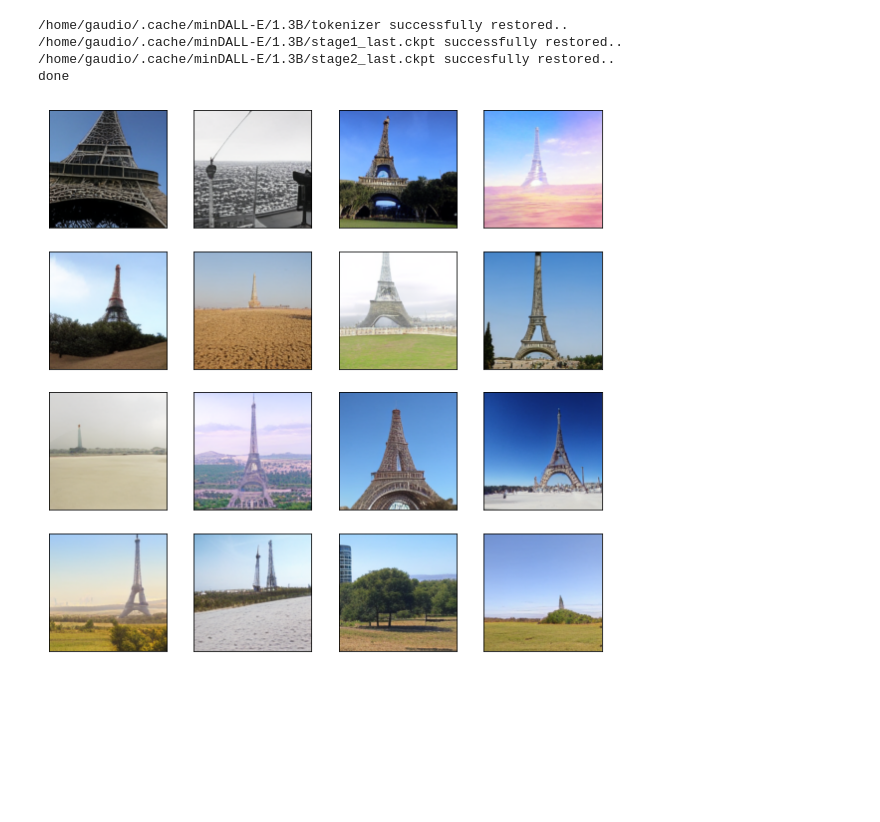
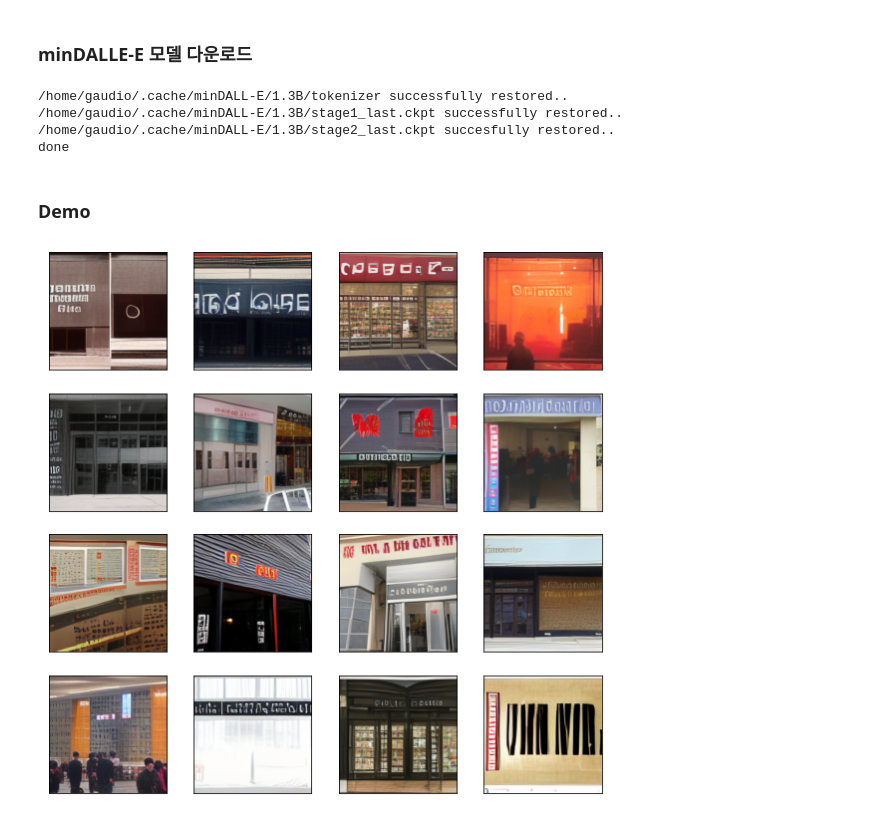
Before and after one commit to scpark20/minDALL-E, a Jupyter notebook: demo.ipynb, the cells around one changed output. Drawn from its saved outputs; the diff is of its cells as text; code cells hidden in the pictures; blank space fills up the shorter version.

Commit message:
demo

```diff
--- a/demo.ipynb
+++ b/demo.ipynb
@@ -1,3 +12,5 @@
+# %% [markdown]
+### minDALLE-E 모델 다운로드
 # %%
 from matplotlib import pyplot as plt
 from dalle.models import Dalle
@@ -14,27 +27,29 @@ print('done')
 /home/gaudio/.cache/minDALL-E/1.3B/stage1_last.ckpt successfully restored..
 /home/gaudio/.cache/minDALL-E/1.3B/stage2_last.ckpt succesfully restored..
 done
+# %% [markdown]
+### Demo
 # %%
 import numpy as np
 import torch
-prompt = "Eiffel tower on a desert."
+prompt = "a store front that has the word ‘openai’ written on it. . . ."
 images = model.sampling(prompt=prompt,
                         top_k=128, # It is recommended that top_k is set lower than 256.
                         top_p=None,
                         softmax_temperature=1.0,
                         num_candidates=16,
                         device=device).cpu().numpy()
 images = np.transpose(images, (0, 2, 3, 1))
 
 import matplotlib.pyplot as plt
 
 plt.figure(figsize=[10, 10])
 for i in range(4):
     for j in range(4):
         plt.subplot(4, 4, i*4+j+1)
         plt.imshow(images[i*4+j])
         plt.xticks([])
         plt.yticks([])
 plt.show()
 # %% [output]
-[figure, old version]
+[figure, new version]
```
Also changed, not shown: parts of 5 cells of this notebook.
